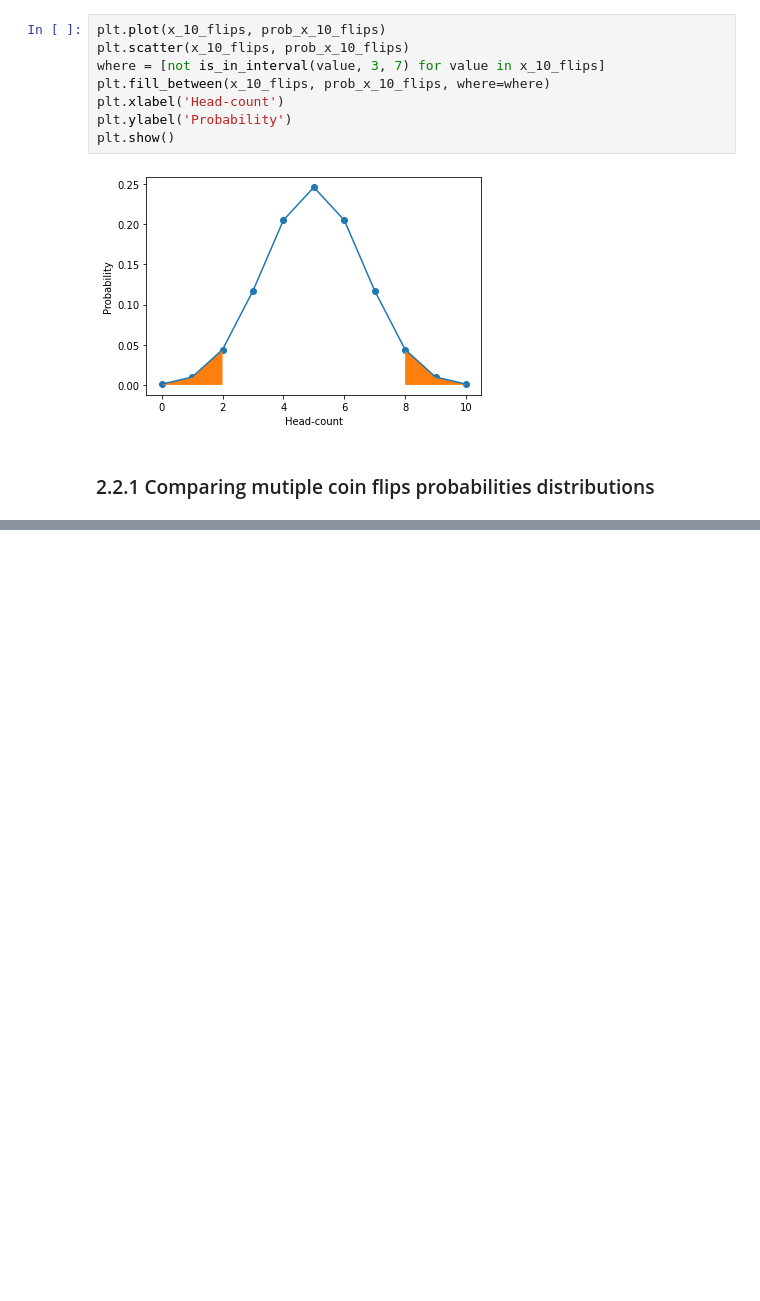
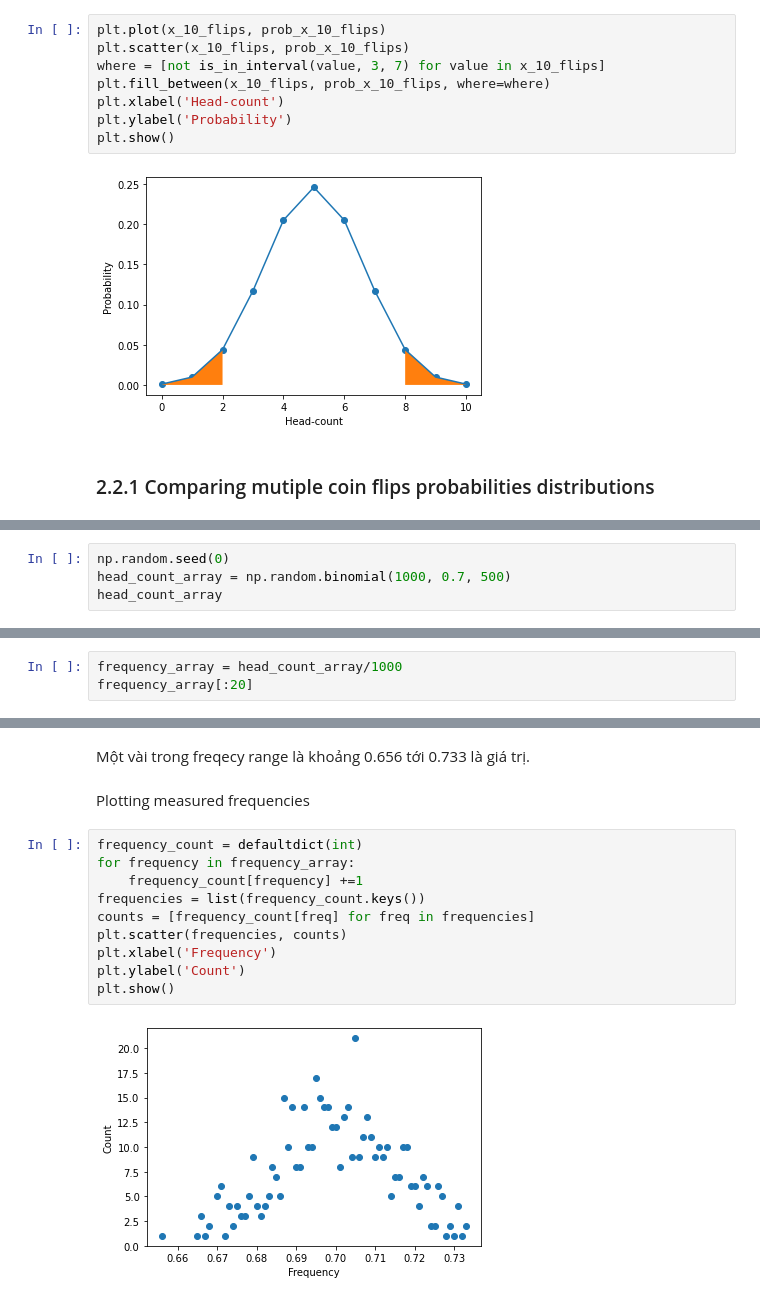
Before and after one commit to Thuoq/Data-Science-Bookcamp, a Jupyter notebook: Case study 1—Finding the winning strategy in a card game.ipynb, the cells around one changed output, grey strips where cells are left out. Drawn from its saved outputs; the diff is of its cells as text; blank space fills up the shorter version.

```diff
--- a/Case study 1—Finding the winning strategy in a card game.ipynb
+++ b/Case study 1—Finding the winning strategy in a card game.ipynb
@@ -417,0 +499,4 @@ plt.show()
+# %%
+np.random.seed(0)
+head_count_array = np.random.binomial(1000, 0.7, 500)
+head_count_array
@@ -417,0 +531,3 @@ plt.show()
+# %%
+frequency_array = head_count_array/1000
+frequency_array[:20]
@@ -417,0 +548,16 @@ plt.show()
+# %% [markdown]
+Một vài trong freqecy range là khoảng 0.656 tới 0.733 là giá trị.
+# %% [markdown]
+Plotting measured frequencies
+# %%
+frequency_count = defaultdict(int)
+for frequency in frequency_array:
+    frequency_count[frequency] +=1
+frequencies = list(frequency_count.keys())
+counts = [frequency_count[freq] for freq in frequencies]
+plt.scatter(frequencies, counts)
+plt.xlabel('Frequency')
+plt.ylabel('Count')
+plt.show()
+# %% [output]
+[figure, added]
```
Also changed, not shown: parts of 37 cells of this notebook.
